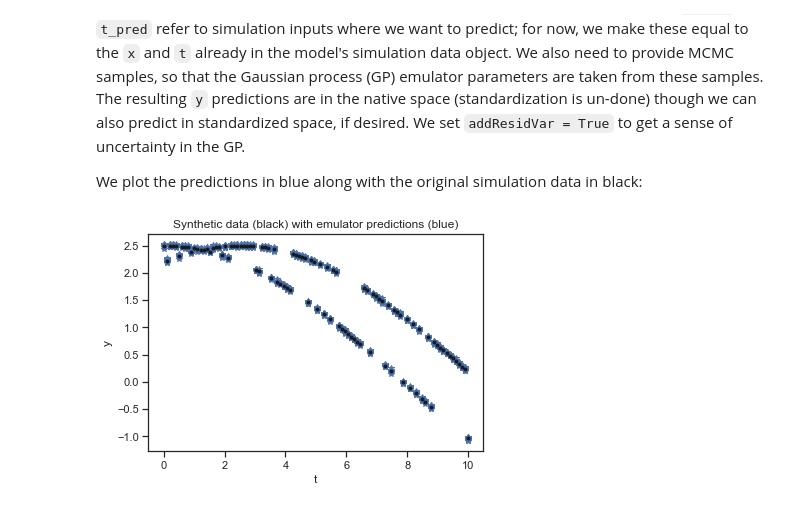
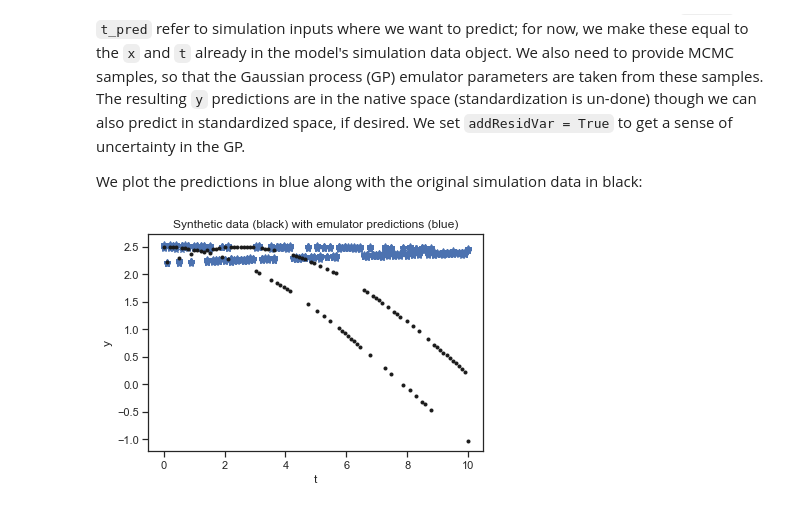
Before and after one commit to lanl/SEPIA, a Jupyter notebook: examples/Synthetic_toy_examples/univariate_example_categorical_variable.ipynb, the cells around one changed output. Saved outputs shown, nothing was run; the diff lists cells and outputs as text; code cells hidden in the pictures.

```diff
--- a/examples/Synthetic_toy_examples/univariate_example_categorical_variable.ipynb
+++ b/examples/Synthetic_toy_examples/univariate_example_categorical_variable.ipynb
@@ -166,16 +185,16 @@ We set `addResidVar = True` to get a sense of uncertainty in the GP.
 We plot the predictions in blue along with the original simulation data in black:
 # %%
 pred_samples = model.get_samples(numsamples=20)
-pred = SepiaEmulatorPrediction(samples=pred_samples, model=model, x_pred=model.data.sim_data.x_trans,
+pred = SepiaEmulatorPrediction(samples=pred_samples, model=model,
                                t_pred=model.data.sim_data.t_trans, addResidVar=True)
 # Predictions are (size of sampleset, 100, 1)
 y_pred = pred.get_y_native()
 
 plt.plot(data.sim_data.t[:, 0], y_pred.squeeze().T, 'b*')
 plt.plot(data.sim_data.t[:, 0], data.sim_data.y, 'k.')
 plt.title('Synthetic data (black) with emulator predictions (blue)')
 plt.xlabel('t')
 plt.ylabel('y')
 plt.show()
 # %% [output]
-[figure, old version]
+[figure, new version]
```
Also changed, not shown: parts of 3 cells of this notebook, 4 other files.
